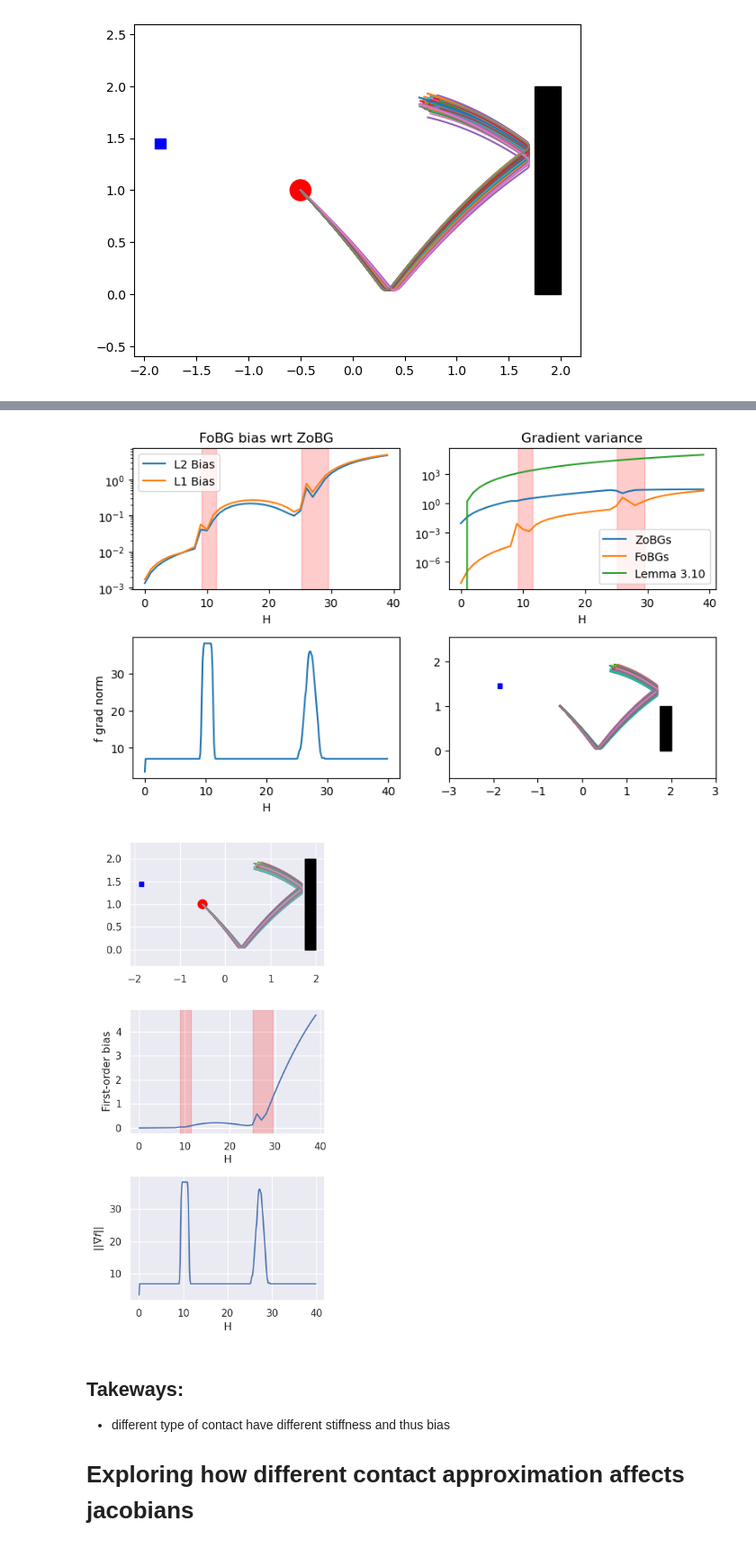
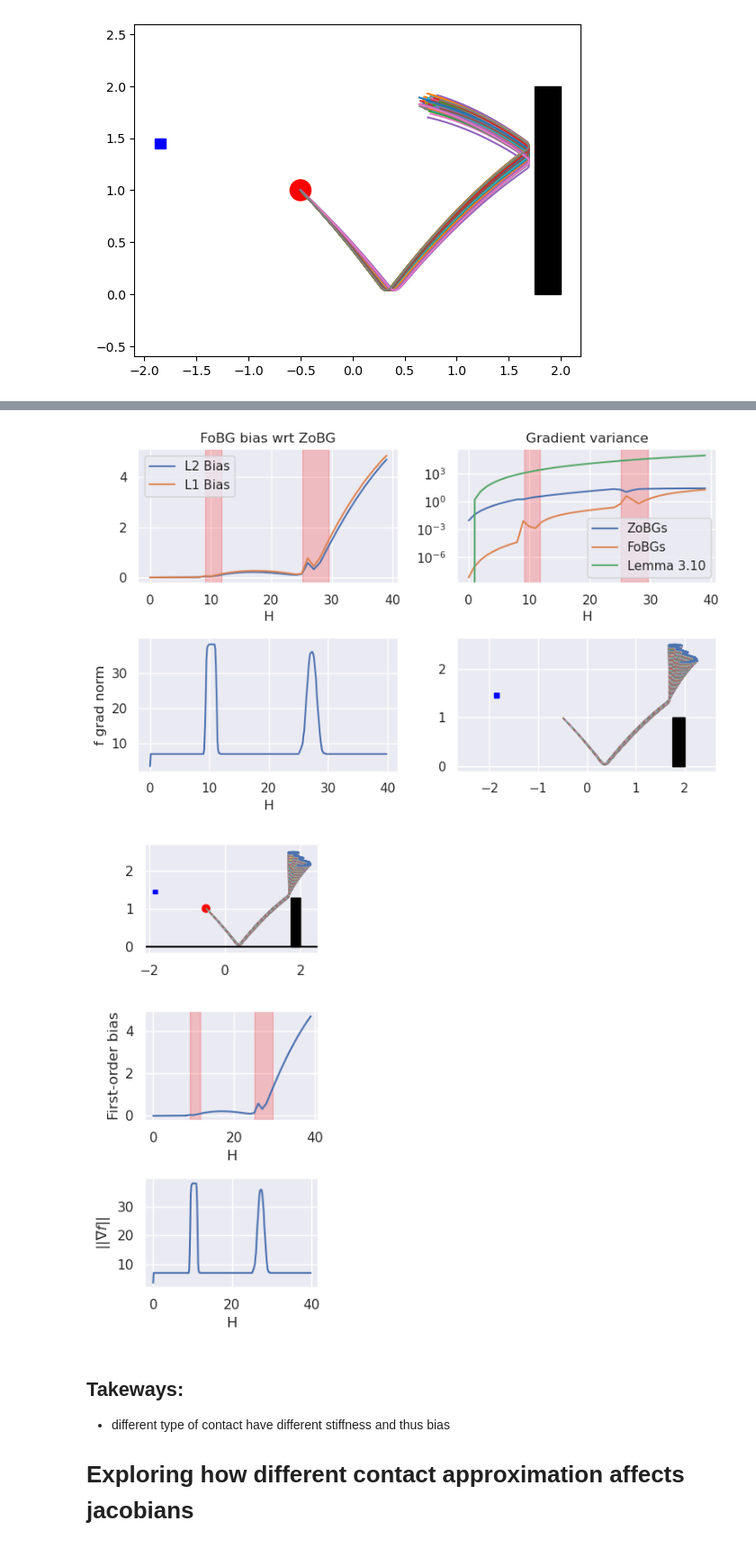
Before and after one commit to NVlabs/DiffRL, a Jupyter notebook: scripts/ball_env_analysis.ipynb, the cells around one changed output, grey strips where cells are left out. Shown at 90% size. Saved outputs shown, nothing was run; the diff lists cells and outputs as text; code cells hidden in the pictures.

```diff
--- a/scripts/ball_env_analysis.ipynb
+++ b/scripts/ball_env_analysis.ipynb
@@ -3,6 +3,8 @@ import numpy as np
 import matplotlib.pyplot as plt
 import matplotlib.patches as patches
 from numpy.linalg import norm
+import seaborn as sns
+sns.set()
 # %%
 ax = plt.gca()
 xy = np.load("xy.npy")
@@ -117,7 +119,7 @@ ax[1,1].set_xlim((-3, 3))
 plt.tight_layout()
 plt.savefig("outputs/bias_var_with_contact.pdf")
 # %% [output]
-[figure, old version]
+[figure, new version]
 # %%
 # Correlation between stiffness and bias/variance
 def norm_variance(arr: np.ndarray):
@@ -140,23 +142,24 @@ m=data['m']
 N = fobgs.shape[1]
 std = data['std']
 
-f, ax = plt.subplots(3, 1, figsize=(4, 8))
+f, ax = plt.subplots(3, 1, figsize=(3, 6))
 
 for n in range(xy.shape[1]):
     ax[0].plot(xy[:, n, 0], xy[:, n, 1])
 
 # add wall
-rect = patches.Rectangle((1.75, 0), 0.25, 2.0, linewidth=1, edgecolor='black', facecolor='black')
+rect = patches.Rectangle((1.75, 0), 0.25, 1.3, linewidth=1, edgecolor='black', facecolor='black')
 ax[0].add_patch(rect)
 
 # add target
 rect = patches.Rectangle((-1.9, 1.4), 0.1, 0.1, linewidth=1, edgecolor='blue', facecolor='blue')
 ax[0].add_patch(rect)
-
 ax[0].add_patch(patches.Circle((-0.5, 1.0), 0.1, edgecolor='red', facecolor='red'))
+ax[0].axhline(0, c='black')
 
 ax[0].axis('equal')
-
+# ax[0].set_xticks([])
+# ax[0].set_yticks([])
 
 diff = zobgs.mean(axis=1) - fobgs.mean(axis=1)
 bias_l2 = norm(diff, ord=2, axis=-1)
@@ -176,34 +179,34 @@ ax[1].set_xlabel("H")
 # for (start, end) in contact_ranges:
 #     ax[0, 1].axvspan(start/8, end/8, alpha=0.2, color='red')
 # ax[0, 1].set_yscale("log")
 # ax[0, 1].set_xlabel("H")
 # ax[0, 1].set_title("Gradient variance")
 # ax[0, 1].legend()
 
 
 ax[2].plot(np.arange(H)/8, jac_norms)
 ax[2].set_ylabel(r"$||\nabla f ||$")
 ax[2].set_xlabel("H")
 
 # for n in range(xy.shape[1]):
 #     ax[1,1].plot(xy[:, n, 0], xy[:, n, 1])
 
 # # add wall
 # rect = patches.Rectangle((1.75, 0), 0.25, 1.0, linewidth=1, edgecolor='black', facecolor='black')
 # ax[1,1].add_patch(rect)
 
 # # add target
 # rect = patches.Rectangle((-1.9, 1.4), 0.1, 0.1, linewidth=1, edgecolor='blue', facecolor='blue')
 # ax[1,1].add_patch(rect)
 
 # ax[1,1].axis('equal')
 # ax[1,1].set_xlim((-3, 3))
 
 
 plt.tight_layout()
 plt.savefig("outputs/ball_bias_and_stiffness.pdf")
 # %% [output]
-[figure, old version]
+[figure, new version]
 # %% [markdown]
 ## Takeways:
 - different type of contact have different stiffness and thus bias
```
Also changed, not shown: parts of 6 cells of this notebook.
